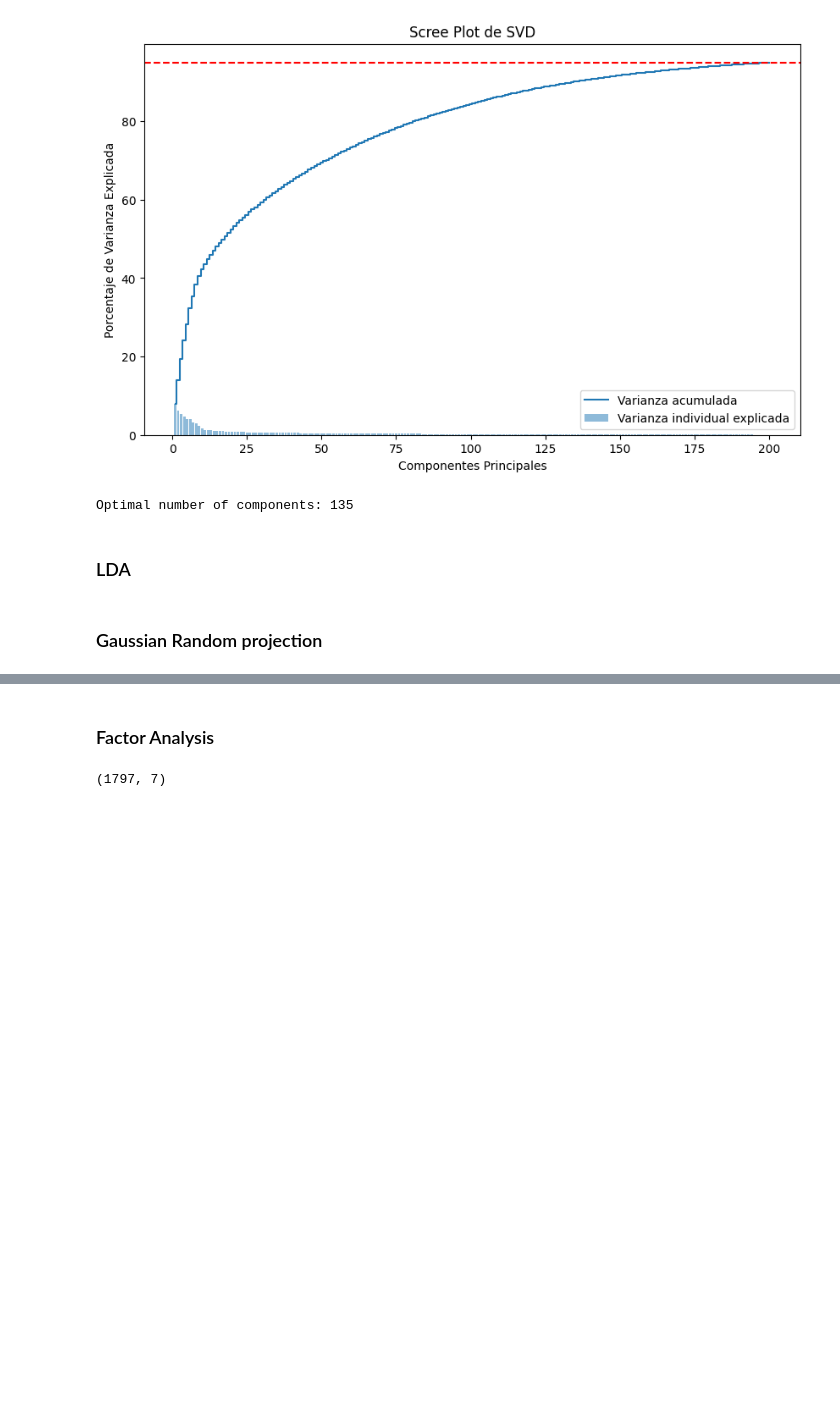
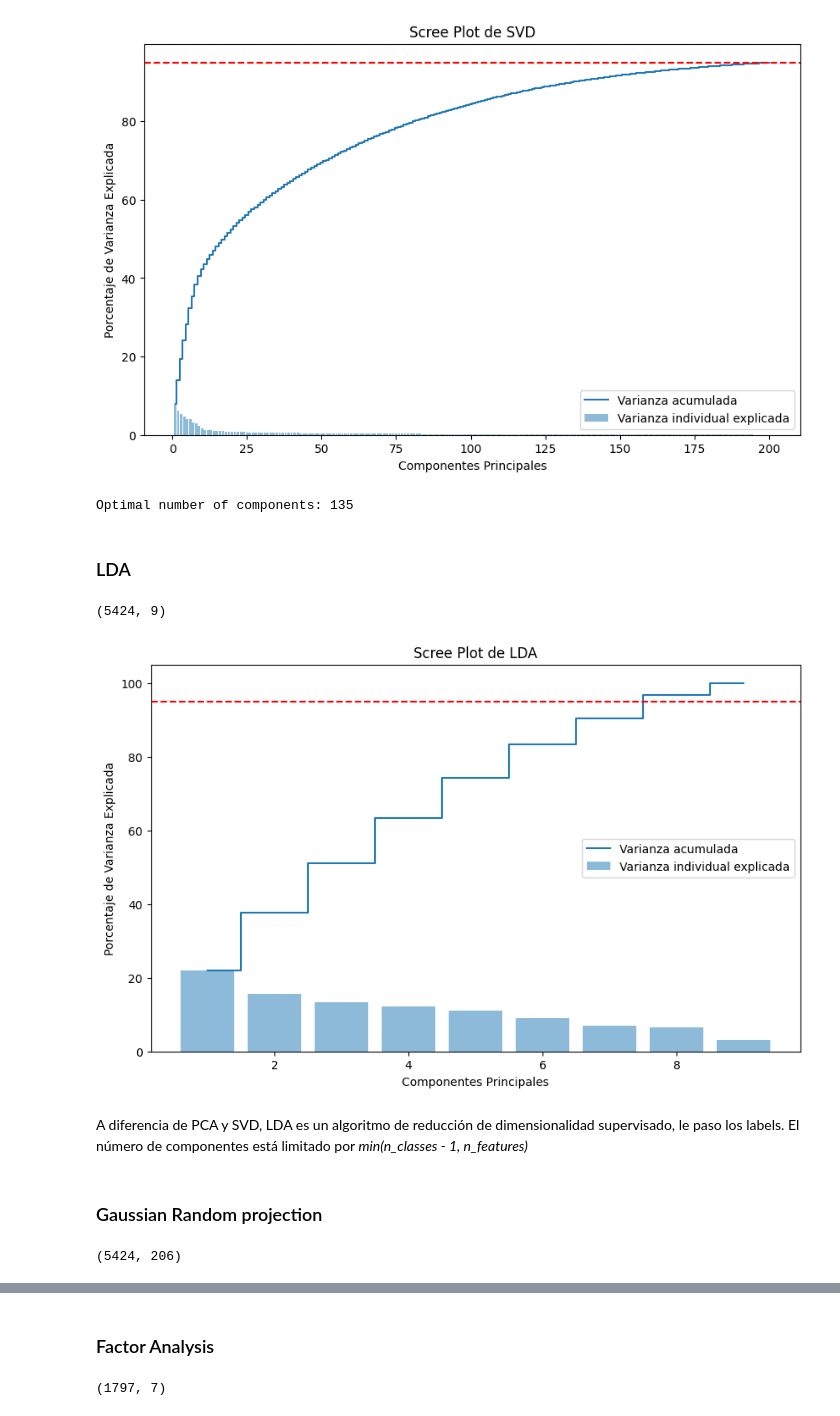
Before and after one commit to pieroGJ121/ML_proyecto_3, a Jupyter notebook: main.ipynb, the cells around one changed output, grey strips where cells are left out. Cells and saved outputs as stored; diff of their text form; code cells hidden in the pictures; blank space fills up the shorter version.

Commit message:
Fixed Random Projection and LDA

```diff
--- a/main.ipynb
+++ b/main.ipynb
@@ -177,2 +168,17 @@ from sklearn.discriminant_analysis import LinearDiscriminantAnalysis
+# %%
+from sklearn.discriminant_analysis import LinearDiscriminantAnalysis
+
+lda = LinearDiscriminantAnalysis()
+X_lda = lda.fit_transform(X_train, Y_train)
+print(X_lda.shape)
+varianza_explicada = lda.explained_variance_ratio_ * 100
+num_componentes = np.arange(len(varianza_explicada)) + 1
+
+graph_components(num_componentes, "LDA", varianza_explicada)
+# %% [output]
+(5424, 9)
+[figure, added]
+# %% [markdown]
+A diferencia de PCA y SVD, LDA es un algoritmo de reducción de dimensionalidad supervisado, le paso los labels. El número de componentes está limitado por *min(n_classes - 1, n_features)*
 # %% [markdown]
 ### Gaussian Random projection
@@ -185,0 +185,8 @@ from sklearn.discriminant_analysis import LinearDiscriminantAnalysis
+# %%
+from sklearn.random_projection import GaussianRandomProjection
+rng = np.random.RandomState(42)
+gauss_rand = GaussianRandomProjection(random_state=rng, eps=0.99)
+X_gauss_rand = gauss_rand.fit_transform(X_train)
+print(X_gauss_rand.shape)
+# %% [output]
+(5424, 206)
```
Also changed, not shown: parts of 6 cells of this notebook.
